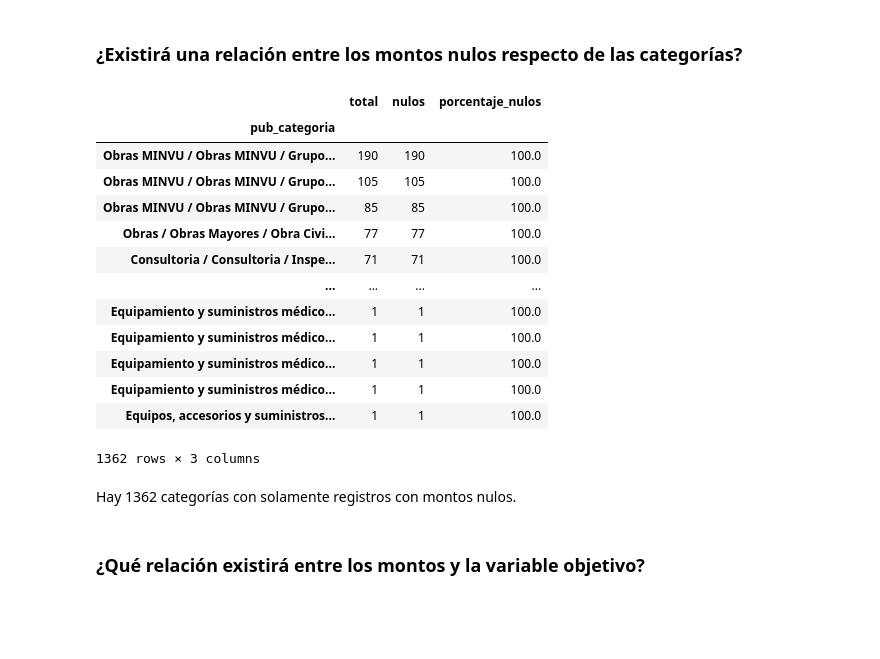
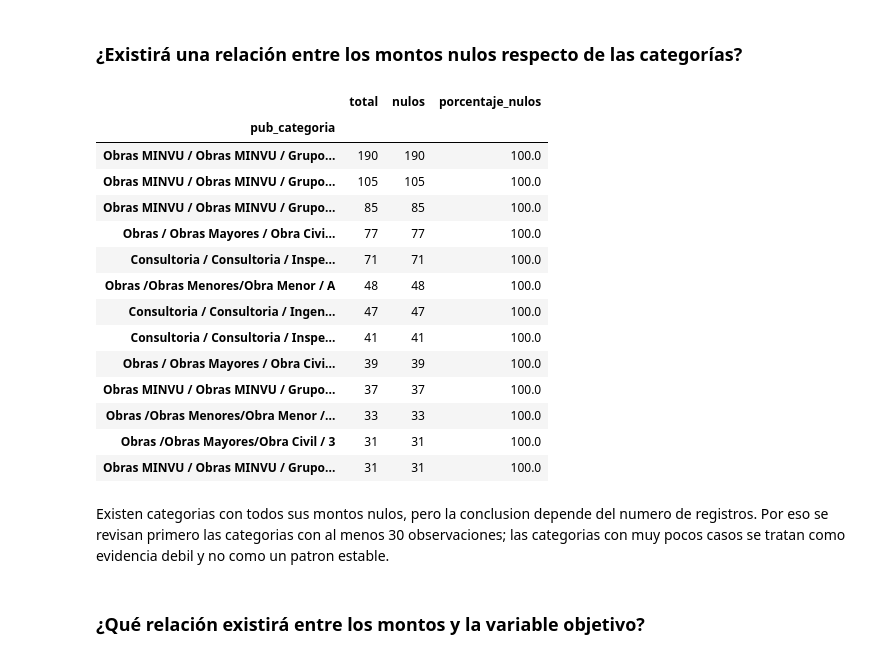
Before and after one commit to EduardoPerezMir/Tarea-2-ML, a Jupyter notebook: Pregunta2.ipynb, the cells around one changed output. Saved outputs shown, nothing was run; the diff lists cells and outputs as text; code cells hidden in the pictures; blank space fills up the shorter version.

```diff
--- a/Pregunta2.ipynb
+++ b/Pregunta2.ipynb
@@ -235,32 +235,34 @@ Todos los registros con montos nulos tienen monedas nulas. Mientras que, hay mon
 # %% [markdown]
 ### ¿Existirá una relación entre los montos nulos respecto de las categorías?
 # %%
-resumen = train_df.groupby("pub_categoria")["pub_monto_estimado"].agg(
+resumen_categoria_montos = train_df.groupby("pub_categoria")["pub_monto_estimado"].agg(
     total="size",
     nulos=lambda x: x.isna().sum(),
     porcentaje_nulos=lambda x: x.isna().mean() * 100
 )
 
-resumen[resumen["porcentaje_nulos"] == 100].sort_values(
-    "total", ascending=False
-)
+resumen_categoria_montos[
+    (resumen_categoria_montos["porcentaje_nulos"] == 100) &
+    (resumen_categoria_montos["total"] >= 30)
+].sort_values("total", ascending=False)
 # %% [output]
 |  | total | nulos | porcentaje_nulos |
 | pub_categoria |  |  |  |
 | Obras MINVU / Obras MINVU / Grupo... | 190 | 190 | 100.0 |
 | Obras MINVU / Obras MINVU / Grupo... | 105 | 105 | 100.0 |
 | Obras MINVU / Obras MINVU / Grupo... | 85 | 85 | 100.0 |
 | Obras / Obras Mayores / Obra Civi... | 77 | 77 | 100.0 |
 | Consultoria / Consultoria / Inspe... | 71 | 71 | 100.0 |
-| ... | ... | ... | ... |
-| Equipamiento y suministros médico... | 1 | 1 | 100.0 |
-| Equipamiento y suministros médico... | 1 | 1 | 100.0 |
-| Equipamiento y suministros médico... | 1 | 1 | 100.0 |
-| Equipamiento y suministros médico... | 1 | 1 | 100.0 |
-| Equipos, accesorios y suministros... | 1 | 1 | 100.0 |
+| Obras /Obras Menores/Obra Menor / A | 48 | 48 | 100.0 |
+| Consultoria / Consultoria / Ingen... | 47 | 47 | 100.0 |
+| Consultoria / Consultoria / Inspe... | 41 | 41 | 100.0 |
+| Obras / Obras Mayores / Obra Civi... | 39 | 39 | 100.0 |
+| Obras MINVU / Obras MINVU / Grupo... | 37 | 37 | 100.0 |
+| Obras /Obras Menores/Obra Menor /... | 33 | 33 | 100.0 |
+| Obras /Obras Mayores/Obra Civil / 3 | 31 | 31 | 100.0 |
+| Obras MINVU / Obras MINVU / Grupo... | 31 | 31 | 100.0 |
-1362 rows × 3 columns
 # %% [markdown]
-Hay 1362 categorías con solamente registros con montos nulos.
+Existen categorias con todos sus montos nulos, pero la conclusion depende del numero de registros. Por eso se revisan primero las categorias con al menos 30 observaciones; las categorias con muy pocos casos se tratan como evidencia debil y no como un patron estable.
 # %% [markdown]
 ### ¿Qué relación existirá entre los montos y la variable objetivo?
 # %%
```
Also changed, not shown: parts of 16 cells of this notebook, 1 other file.
